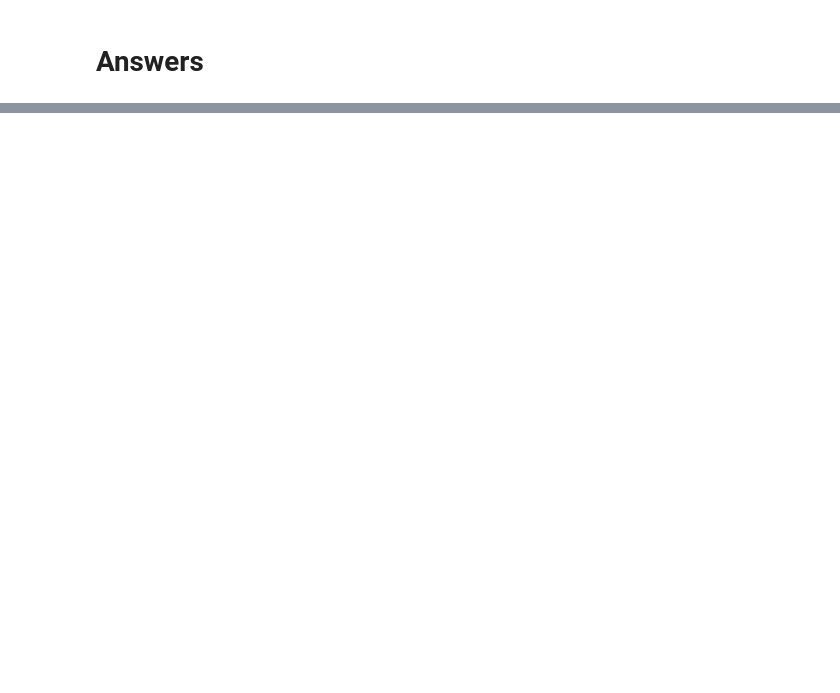
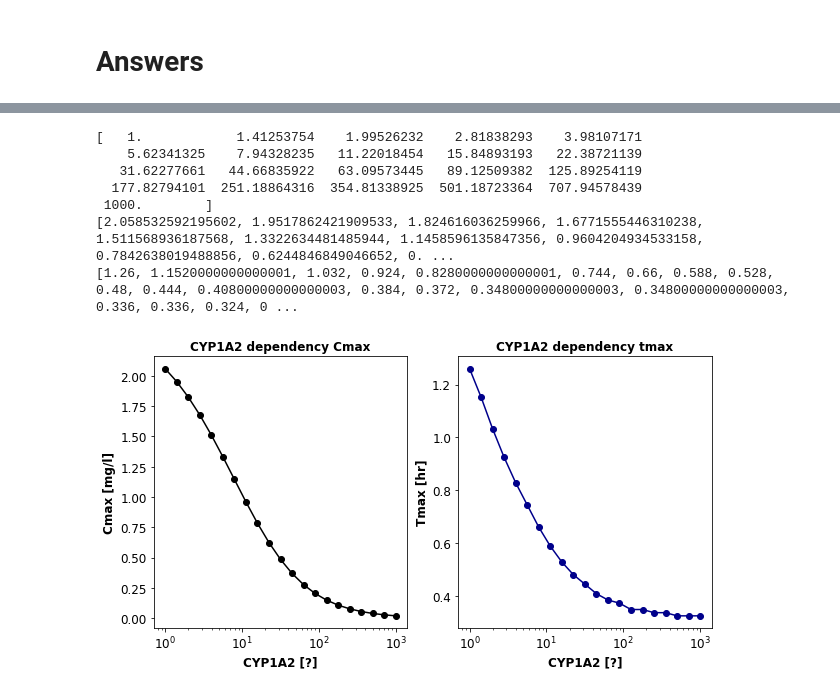
Before and after one commit to matthiaskoenig/pkpd-course, a Jupyter notebook: notebooks/pkpd-answers.ipynb, the cells around one changed output, grey strips where cells are left out. Cells and saved outputs as stored; diff of their text form; code cells hidden in the pictures; blank space fills up the shorter version.

```diff
--- a/notebooks/pkpd-answers.ipynb
+++ b/notebooks/pkpd-answers.ipynb
@@ -180,0 +247,37 @@ plt.show()
+# %%
+# plot maximal concentration vs. bodyweight
+cmax_values = []
+tmax_values = []
+for s in results:
+    cmax = s.Cve_caf.max()
+    cmax_values.append(cmax)
+    tmax = s.time[s.Cve_caf.idxmax()]
+    tmax_values.append(tmax)
+
+print(cyp1a2_values)
+print(cmax_values)
+print(tmax_values)
+
+
+f1, (ax1, ax2) = plt.subplots(1, 2, figsize=(10, 5))
+ax1.plot(cyp1a2_values, cmax_values, '-o', color="black")
+ax1.set_title('CYP1A2 dependency Cmax')
+ax1.set_ylabel('Cmax [mg/l]')
+ax1.set_xlabel('CYP1A2 [?]')
+ax2.plot(cyp1a2_values, tmax_values, '-o', color="darkblue")
+ax2.set_title('CYP1A2 dependency tmax')
+ax2.set_ylabel('Tmax [hr]')
+ax2.set_xlabel('CYP1A2 [?]')
+
+for ax in (ax1, ax2):
+    ax.set_xscale("log")
+plt.show()
+# %% [output]
+[   1.            1.41253754    1.99526232    2.81838293    3.98107171
+    5.62341325    7.94328235   11.22018454   15.84893193   22.38721139
+   31.62277661   44.66835922   63.09573445   89.12509382  125.89254119
+  177.82794101  251.18864316  354.81338925  501.18723364  707.94578439
+ 1000.        ]
+[2.058532592195602, 1.9517862421909533, 1.824616036259966, 1.6771555446310238, 1.511568936187568, 1.3322634481485944, 1.1458596135847356, 0.9604204934533158, 0.7842638019488856, 0.6244846849046652, 0. ...
+[1.26, 1.1520000000000001, 1.032, 0.924, 0.8280000000000001, 0.744, 0.66, 0.588, 0.528, 0.48, 0.444, 0.40800000000000003, 0.384, 0.372, 0.34800000000000003, 0.34800000000000003, 0.336, 0.336, 0.324, 0 ...
+[figure, added]
```
Also changed, not shown: parts of 9 cells of this notebook, 1 other file.
